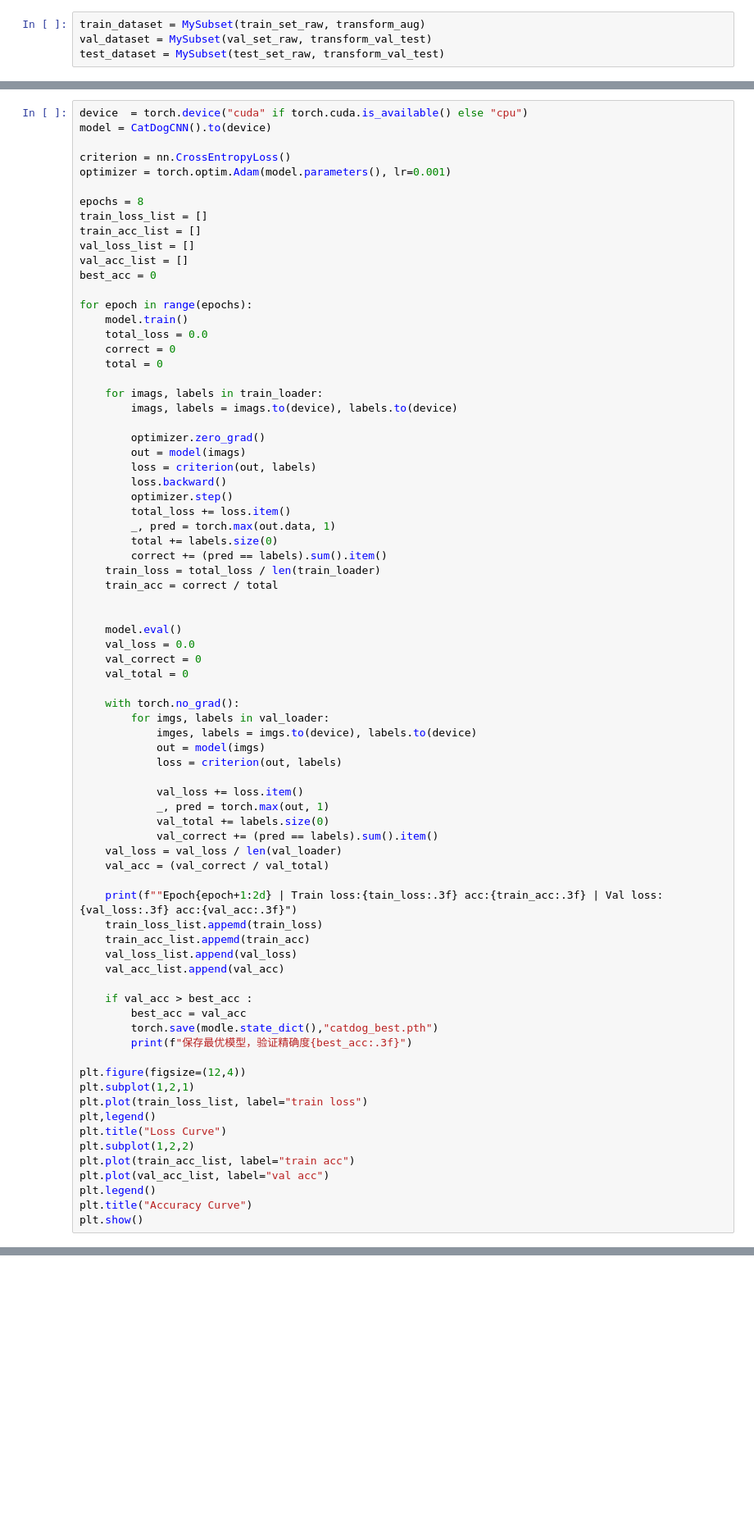
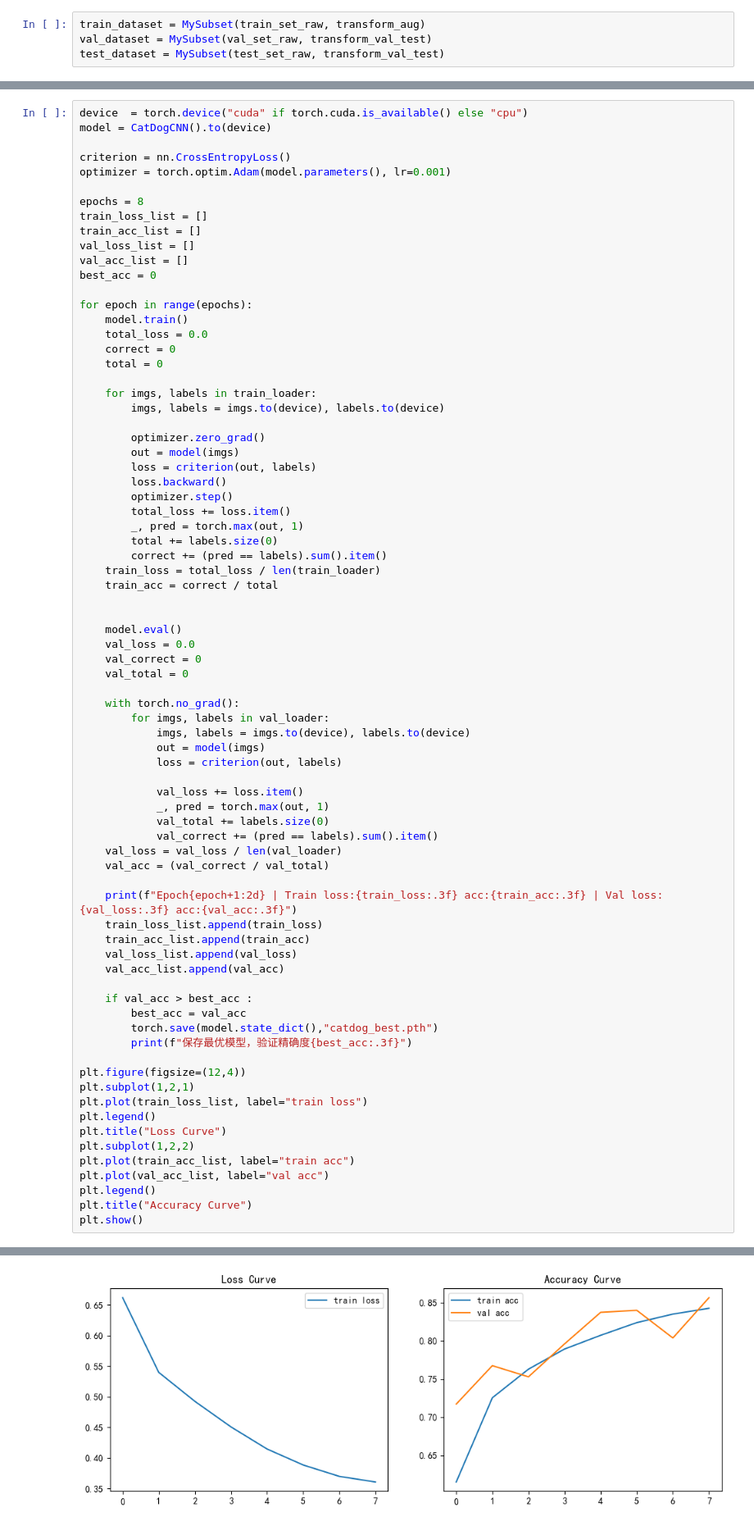
Before and after one commit to xishuitin/studyingnotes, a Jupyter notebook: jotang-ml-task2/test2/test2.1.ipynb, the cells around one changed output, grey strips where cells are left out. Shown at 82% size. Saved outputs shown, nothing was run; the diff lists cells and outputs as text; blank space fills up the shorter version.

```diff
--- a/jotang-ml-task2/test2/test2.1.ipynb
+++ b/jotang-ml-task2/test2/test2.1.ipynb
@@ -248,16 +278,16 @@ for epoch in range(epochs):
     correct = 0
     total = 0
 
-    for imags, labels in train_loader:
-        imags, labels = imags.to(device), labels.to(device)
+    for imgs, labels in train_loader:
+        imgs, labels = imgs.to(device), labels.to(device)
 
         optimizer.zero_grad()
-        out = model(imags)
+        out = model(imgs)
         loss = criterion(out, labels)
         loss.backward()
         optimizer.step()
         total_loss += loss.item()
-        _, pred = torch.max(out.data, 1)
+        _, pred = torch.max(out, 1)
         total += labels.size(0)
         correct += (pred == labels).sum().item()
     train_loss = total_loss / len(train_loader)
@@ -271,7 +301,7 @@ for epoch in range(epochs):
 
     with torch.no_grad():
         for imgs, labels in val_loader:
-            imges, labels = imgs.to(device), labels.to(device)
+            imgs, labels = imgs.to(device), labels.to(device)
             out = model(imgs)
             loss = criterion(out, labels)
 
@@ -282,21 +312,21 @@ for epoch in range(epochs):
     val_loss = val_loss / len(val_loader)
     val_acc = (val_correct / val_total)
 
-    print(f""Epoch{epoch+1:2d} | Train loss:{tain_loss:.3f} acc:{train_acc:.3f} | Val loss:{val_loss:.3f} acc:{val_acc:.3f}")
-    train_loss_list.appemd(train_loss)
-    train_acc_list.appemd(train_acc)
+    print(f"Epoch{epoch+1:2d} | Train loss:{train_loss:.3f} acc:{train_acc:.3f} | Val loss:{val_loss:.3f} acc:{val_acc:.3f}")
+    train_loss_list.append(train_loss)
+    train_acc_list.append(train_acc)
     val_loss_list.append(val_loss)
     val_acc_list.append(val_acc)
 
     if val_acc > best_acc :
         best_acc = val_acc
-        torch.save(modle.state_dict(),"catdog_best.pth")
+        torch.save(model.state_dict(),"catdog_best.pth")
         print(f"保存最优模型，验证精确度{best_acc:.3f}")
 
 plt.figure(figsize=(12,4))
 plt.subplot(1,2,1)
 plt.plot(train_loss_list, label="train loss")
-plt,legend()
+plt.legend()
 plt.title("Loss Curve")
 plt.subplot(1,2,2)
 plt.plot(train_acc_list, label="train acc")
@@ -304,3 +334,4 @@ plt.plot(val_acc_list, label="val acc")
 plt.legend()
 plt.title("Accuracy Curve")
 plt.show()
+# %% [output]
@@ -307 +352,2 @@ plt.show()
+[figure, added]
 # %%
```
Also changed, not shown: parts of 10 cells of this notebook, 9 other files.
